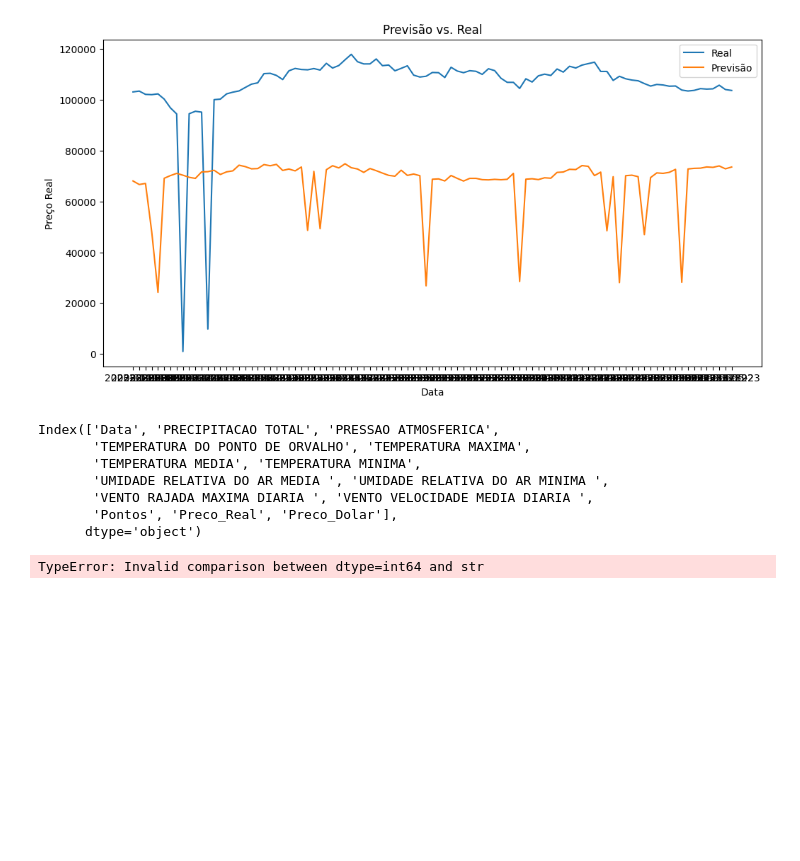
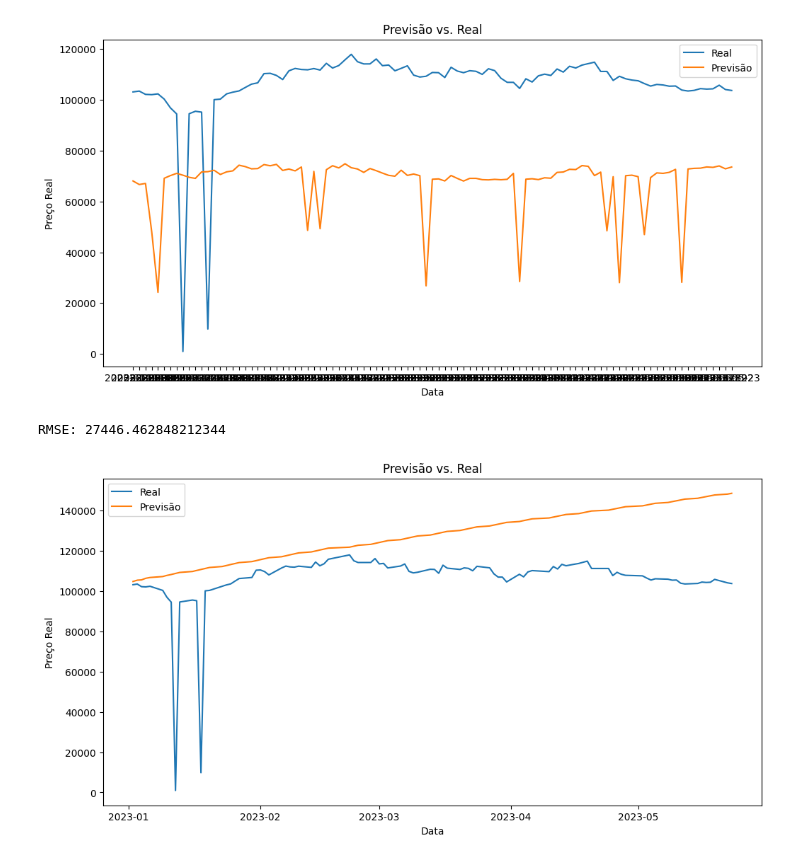
Before and after one commit to M1LENAFAR1A/Previsao_Diferenca_Pontos_Cafe, a Jupyter notebook: modelagem.ipynb, the cells around one changed output. Saved outputs shown, nothing was run; the diff lists cells and outputs as text; code cells hidden in the pictures; blank space fills up the shorter version.

```diff
--- a/modelagem.ipynb
+++ b/modelagem.ipynb
@@ -102,42 +102,40 @@ import seaborn as sns
 base = pd.read_csv('C:/Users/milen/OneDrive/Documentos/TCC/Bases/teste3.csv')
 
 # Carregando os dados
-data = base  # Substitua 'base' pelo seu DataFrame
+df = base  # Substitua 'base' pelo seu DataFrame
 
-data['Data'] = pd.to_datetime(data['Data'])  # Use o nome correto da coluna de data
-data.set_index('Data', inplace=True)
+
+# Garanta que a coluna 'Data' é do tipo datetime
+df['Data'] = pd.to_datetime(df['Data'])
+
+# Defina a coluna 'Data' como o índice
+df.set_index('Data', inplace=True)
 
 # Divisão dos Dados
 train_data = df[df.index < '2023-01-01']
 test_data = df[df.index >= '2023-01-01']
 
 # Ajuste do modelo ARIMA
-p, d, q = 1, 1, 1  # Parâmetros do modelo ARIMA (ajuste conforme necessário)
+p, d, q = 2, 3, 1  # Parâmetros do modelo ARIMA (ajuste conforme necessário)
 model = ARIMA(train_data['Preco_Real'], order=(p, d, q))
 model_fit = model.fit()
 
 # Previsões
 predictions = model_fit.forecast(steps=len(test_data))
 
 # Avaliação do Modelo
 rmse = np.sqrt(mean_squared_error(test_data['Preco_Real'], predictions))
 print(f"RMSE: {rmse}")
 
 # Visualização dos Resultados
 plt.figure(figsize=(12, 6))
 sns.lineplot(x=test_data.index, y=test_data['Preco_Real'], label="Real")
 sns.lineplot(x=test_data.index, y=predictions, label="Previsão")
 plt.xlabel("Data")
 plt.ylabel("Preço Real")
 plt.title("Previsão vs. Real")
 plt.legend()
 plt.show()
 # %% [output]
-Index(['Data', 'PRECIPITACAO TOTAL', 'PRESSAO ATMOSFERICA',
-       'TEMPERATURA DO PONTO DE ORVALHO', 'TEMPERATURA MAXIMA',
-       'TEMPERATURA MEDIA', 'TEMPERATURA MINIMA',
-       'UMIDADE RELATIVA DO AR MEDIA ', 'UMIDADE RELATIVA DO AR MINIMA ',
-       'VENTO RAJADA MAXIMA DIARIA ', 'VENTO VELOCIDADE MEDIA DIARIA ',
-       'Pontos', 'Preco_Real', 'Preco_Dolar'],
-      dtype='object')
+RMSE: 27446.462848212344
-TypeError: Invalid comparison between dtype=int64 and str
+[figure, added]
```
Also changed, not shown: parts of 1 cell of this notebook, 2 other files.
